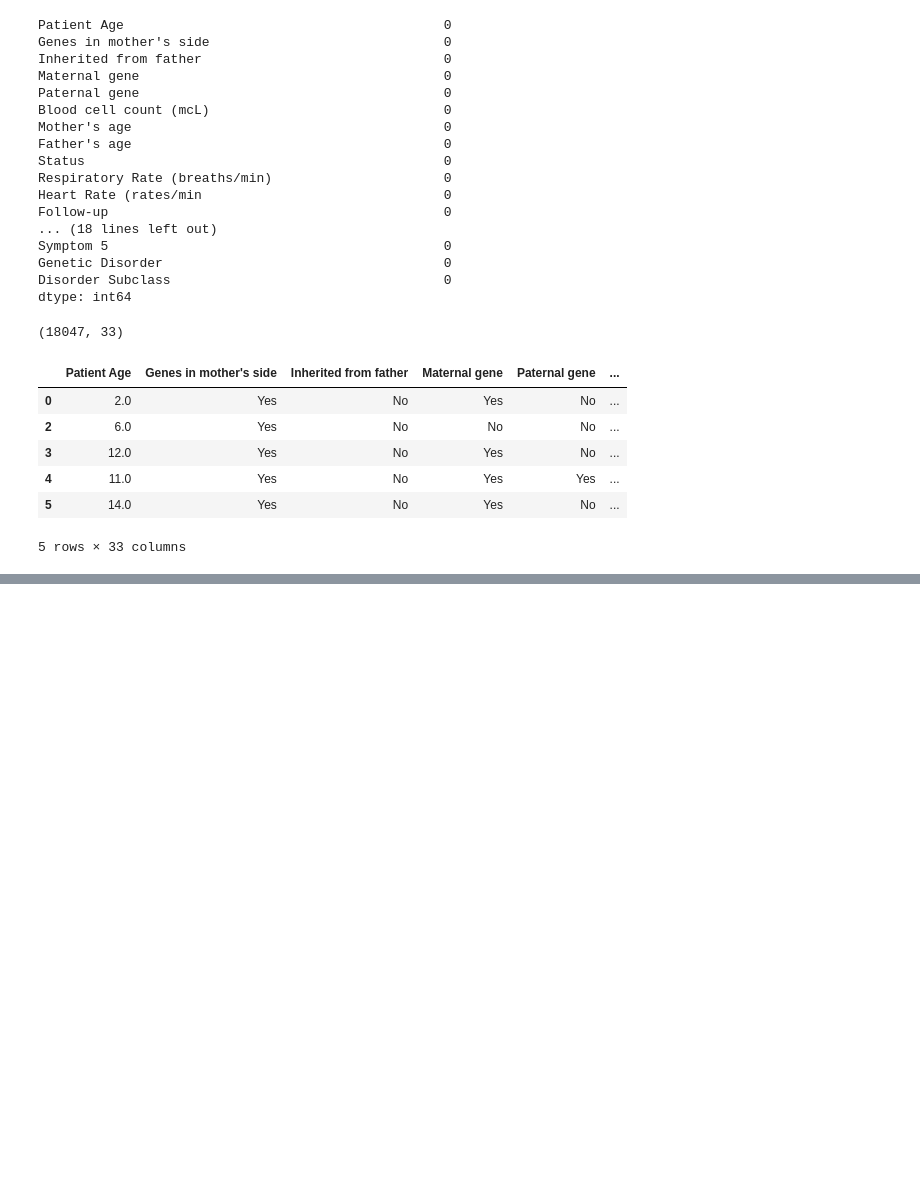
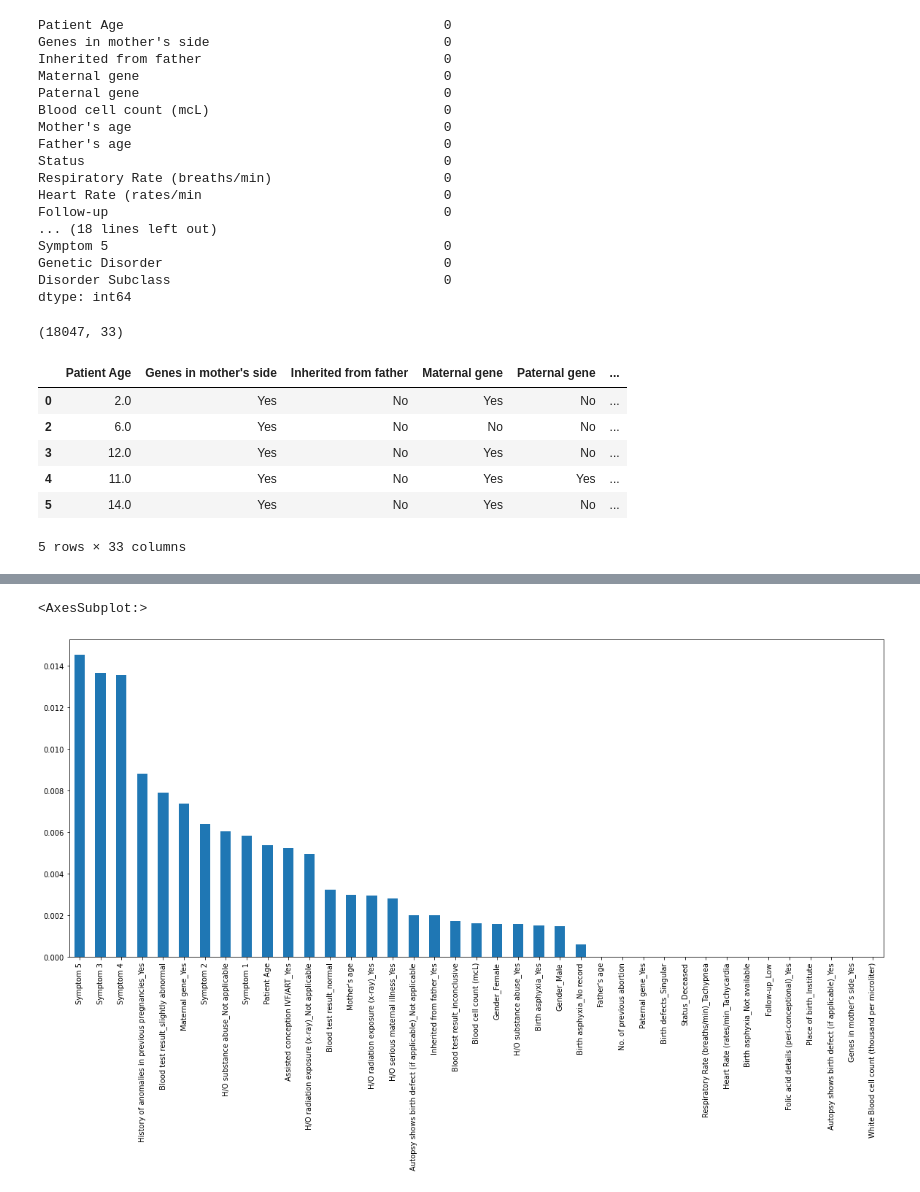
Before and after one commit to mayurimhetre/ML-HackerEarth-Genetics, a Jupyter notebook: EDA_genetics_dataset.ipynb, the cells around one changed output, grey strips where cells are left out. Cells and saved outputs as stored; diff of their text form; code cells hidden in the pictures; blank space fills up the shorter version.

```diff
--- a/EDA_genetics_dataset.ipynb
+++ b/EDA_genetics_dataset.ipynb
@@ -584,0 +694,13 @@ train.to_csv('train_eda.csv')
+# %%
+from sklearn.ensemble import RandomForestClassifier
+model2 = RandomForestClassifier(random_state=1)
+model2.fit(X_train_scaled, y_train)
+y_pred2 = model2.predict(X_test_scaled)
+print(ex_decision.score(X_train_scaled,y_train))
+
+
+print(metrics.confusion_matrix(y_test,y_pred2))
+
+
+print(metrics.accuracy_score(y_test,y_pred2))
+print(metrics.classification_report(y_test, y_pred2))
@@ -584,0 +722,8 @@ train.to_csv('train_eda.csv')
+# %%
+import xgboost as xgb
+model5 = xgb.XGBClassifier(random_state=10)
+model5.fit(X_train_scaled, y_train)
+y_pred5 = model5.predict(X_test_scaled)
+print(metrics.confusion_matrix(y_test,y_pred5))
+print(metrics.accuracy_score(y_test,y_pred5))
+print(metrics.classification_report(y_test, y_pred5))
@@ -584,0 +744,5 @@ train.to_csv('train_eda.csv')
+# %%
+from sklearn.feature_selection import mutual_info_classif
+# determine the mutual information
+mutual_info = mutual_info_classif(X_train, y_train)
+mutual_info
@@ -584,0 +758,4 @@ train.to_csv('train_eda.csv')
+# %%
+mutual_info = pd.Series(mutual_info)
+mutual_info.index = X_train.columns
+mutual_info.sort_values(ascending=False)
@@ -584,0 +780,6 @@ train.to_csv('train_eda.csv')
+# %%
+#let's plot the ordered mutual_info values per feature
+mutual_info.sort_values(ascending=False).plot.bar(figsize=(20, 8))
+# %% [output]
+<AxesSubplot:>
+[figure, added]
```
Also changed, not shown: parts of 20 cells of this notebook.
